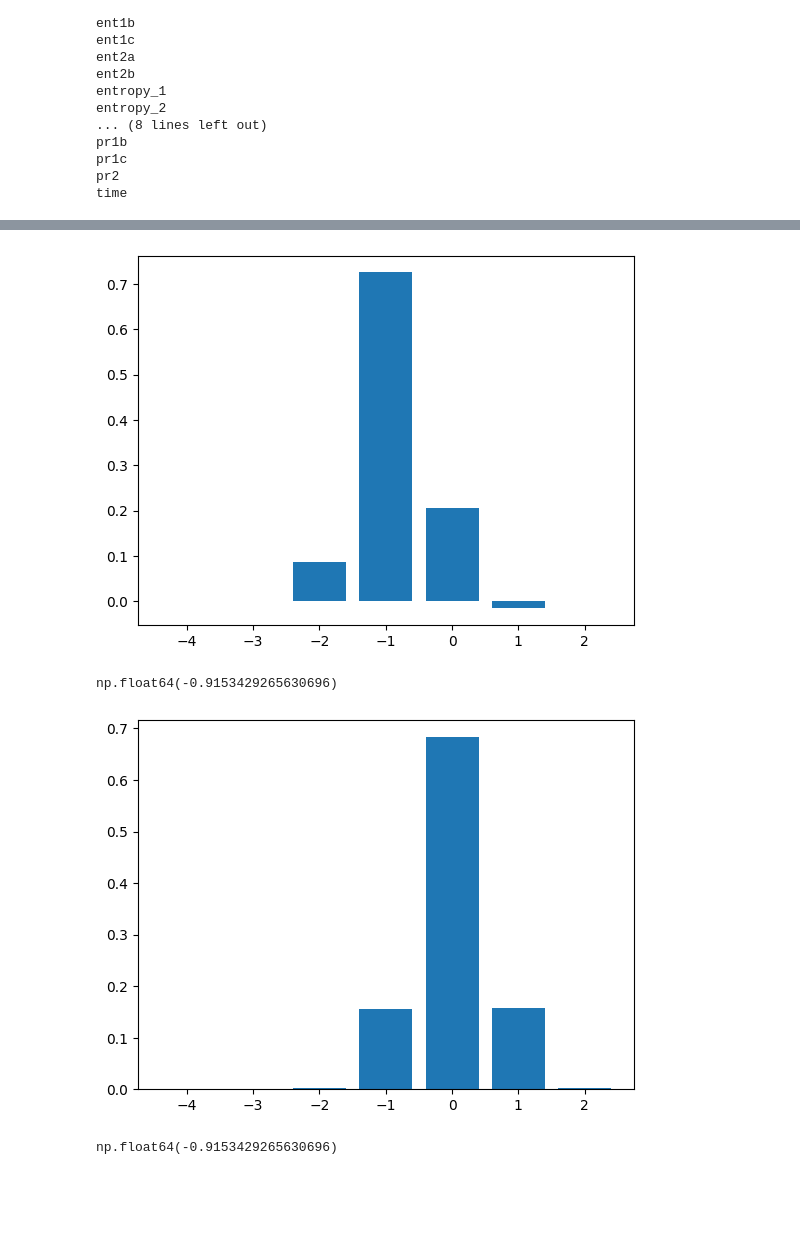
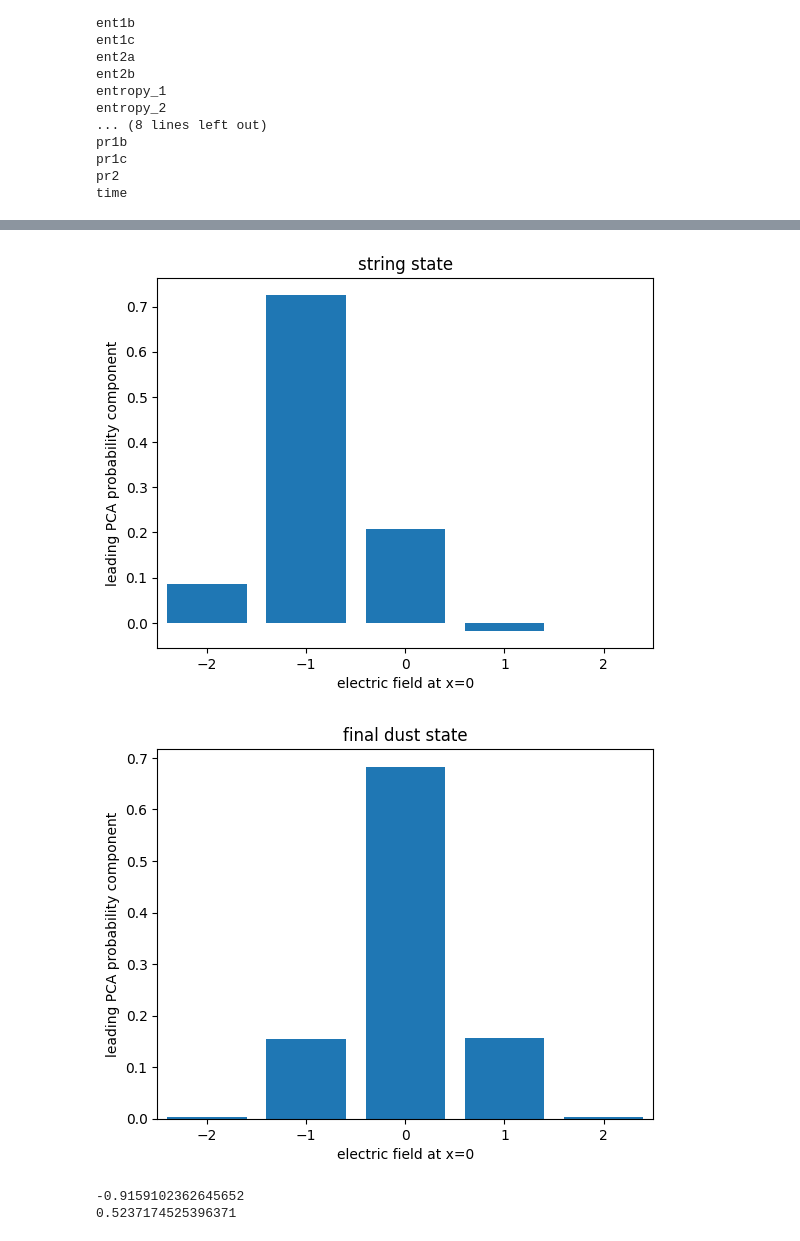
Before and after one commit to marekrams/pdf, a Jupyter notebook: plots_string_fragmentation.ipynb, the cells around one changed output, grey strips where cells are left out. Drawn from its saved outputs; the diff is of its cells as text; code cells hidden in the pictures; blank space fills up the shorter version.

```diff
--- a/plots_string_fragmentation.ipynb
+++ b/plots_string_fragmentation.ipynb
@@ -117,0 +119,28 @@ Text(0, 0.5, 'log b kappa**2')
+# %%
+# Fig 2b
+N, a, D = 1024, 0.0625, 256
+
+mfits = np.array(mfits)
+bkappa2_Ln = np.array(bkappa2_Ln)
+plt.plot(mfits, np.log(bkappa2_Ln), 'o', label='dafa (fit to electric field)')
+
+def mse(pars):
+    kk, ll = pars
+    return np.mean((np.log(bkappa2_Ln) + kk + ll * mfits ** 2) ** 2)
+
+x0 = (2, 6)
+sol = minimize(mse, x0)
+kk, ll = sol.x
+mrange = np.linspace(0.45, 0.85, 101)
+plt.plot(mrange , - kk - ll * mrange ** 2, label='fit -2.0 - 6.1 m^2')
+
+print(kk, ll)
+
+plt.plot(mrange , np.log(1/(2 * np.pi)) - np.pi * mrange ** 2, label='standard Schwinger effect')
+
+plt.plot(mrange , np.log(1/(4 * np.pi)) - 2 * np.pi * mrange ** 2, label='Schwinger with screening')
+
+
+plt.xlabel("m")
+plt.ylabel("log b kappa**2")
+plt.legend()
@@ -259,30 +302,38 @@ plt.legend()
 # %%
 # Fig 4a
 
 iii = 0  # m = 0.5
 
 time = d['time']
 prob_mid = (d['pr1b'] + d['pr1c']) / 2
 ind = np.argmin(abs(time - 0))
 
 cc, _, aa = sols[iii].x  # m = 0.5
 
 p1 = pcas[iii].components_.reshape(-1)
 p0 = means[iii].reshape(-1)
 
 pstring = p0 + (cc - aa) * p1
-pdust = p0 + (0 - aa) * p1
+pdust = p0 + (0 - aa) * p1;
 
 plt.bar(E1s, pstring)
+plt.xlabel('electric field at x=0')
+plt.ylabel('leading PCA probability component')
+plt.title('string state')
+plt.xlim([-2.5, 2.5]);
+
 plt.show()
 plt.bar(E1s, pdust)
-
-E1s @ pstring
+plt.xlabel('electric field at x=0')
+plt.ylabel('leading PCA probability component')
+plt.title('final dust state')
+plt.xlim([-2.5, 2.5]);
 # %% [output]
-[figure, old version]
+[figure, new version]
-np.float64(-0.9153429265630696)
-[figure, old version]
+[figure, new version]
-# %%
-E1s @ pstring
-# %% [output]
-np.float64(-0.9153429265630696)
+# %%
+print(E1s @ pstring)
+print((E1s * E1s) @ pstring / 2)
+# %% [output]
+-0.9159102362645652
+0.5237174525396371
```
Also changed, not shown: parts of 10 cells of this notebook, 5 other files.
